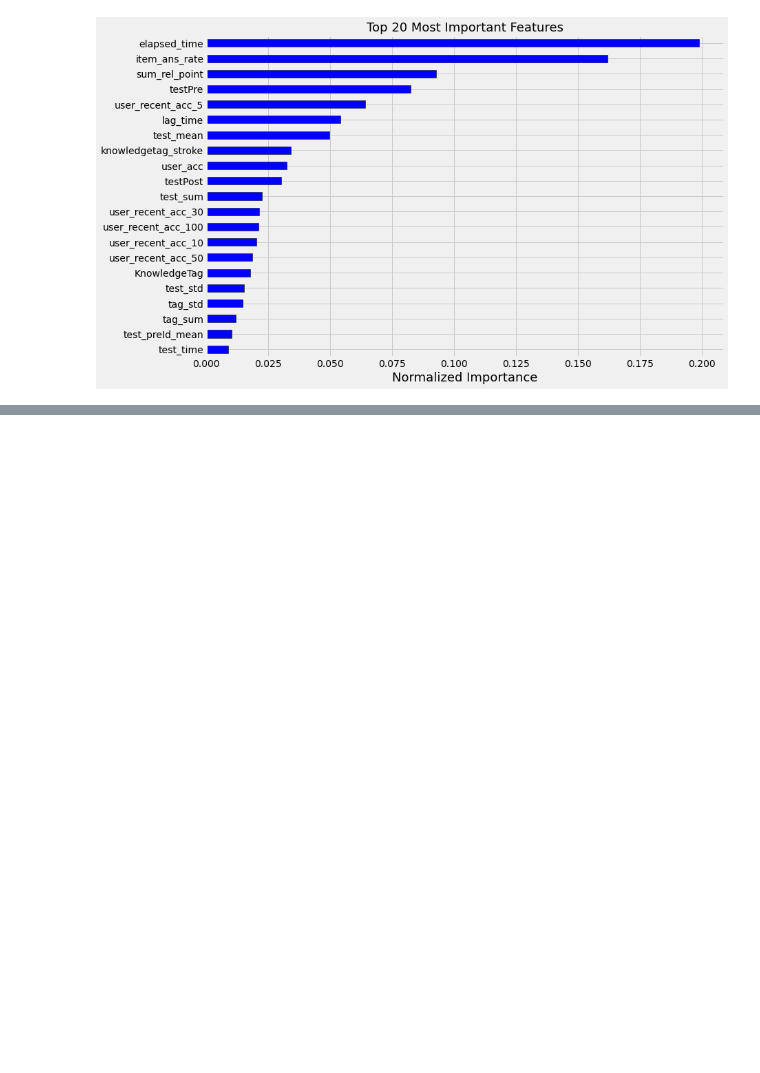
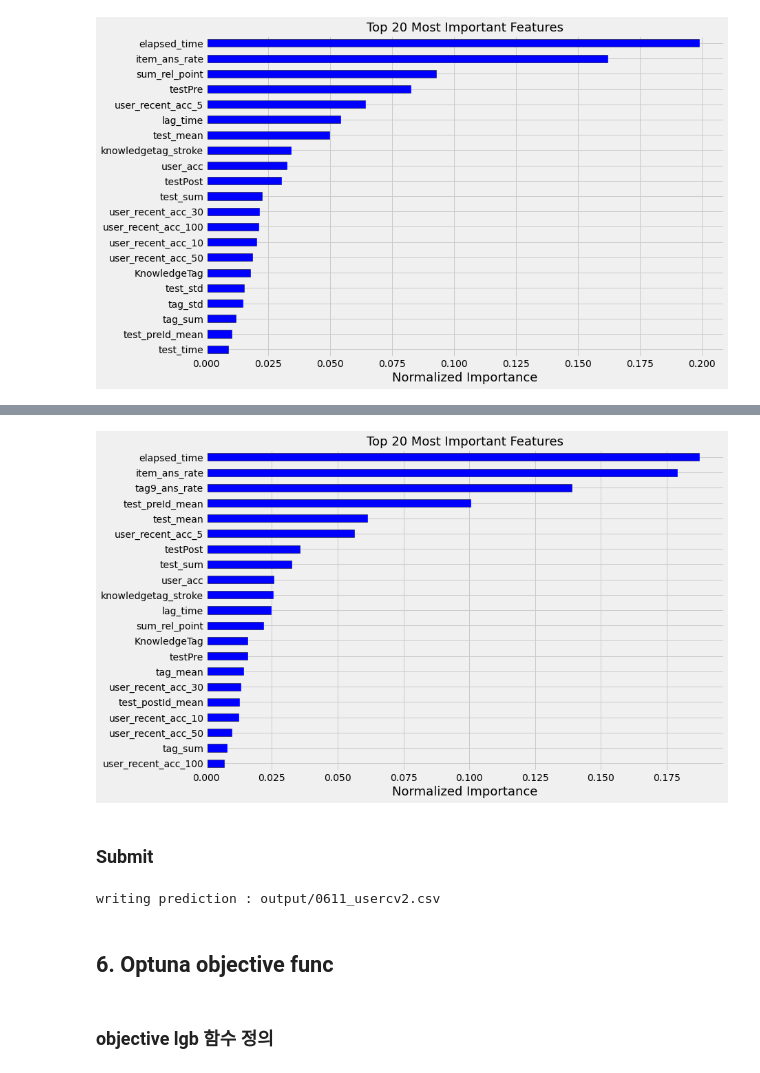
Before and after one commit to bcaitech1/p4-dkt-woowa, a Jupyter notebook: lgbm_oof.ipynb, the cells around one changed output, grey strips where cells are left out. Cells and saved outputs as stored; diff of their text form; code cells hidden in the pictures; blank space fills up the shorter version.

```diff
--- a/lgbm_oof.ipynb
+++ b/lgbm_oof.ipynb
@@ -491,0 +535,11 @@ writing prediction : output/0608_kfold.csv
+# %%
+# FEATURE ENGINEERING
+test_df = feature_engineering(test_df)
+# TEST set: LEAVE LAST INTERACTION ONLY (users in test_data.csv)
+test = test_df[test_df['answerCode'].isin([-1])]
+# DROP ANSWERCODE
+test = test.drop(['answerCode'], axis=1)
+# %%
+%%time
+# MAKE PREDICTION
+y_oof, test_preds, fi_test = make_lgb_oof_pred(total_train, test, FEATS, params)
@@ -491,0 +564,19 @@ writing prediction : output/0608_kfold.csv
+# %%
+fi_test_plt = plot_feature_importances(fi_test)
+# %% [output]
+[figure, added]
+# %% [markdown]
+### Submit
+# %%
+# SAVE OUTPUT
+output_dir = 'output/'
+write_path = os.path.join(output_dir, "0611_usercv2.csv")
+if not os.path.exists(output_dir):
+    os.makedirs(output_dir)
+with open(write_path, 'w', encoding='utf8') as w:
+    print("writing prediction : {}".format(write_path))
+    w.write("id,prediction\n")
+    for id, p in enumerate(test_preds):
+        w.write('{},{}\n'.format(id,p))
+# %% [output]
+writing prediction : output/0611_usercv2.csv
@@ -491,0 +586,4 @@ writing prediction : output/0608_kfold.csv
+# %% [markdown]
+## 6. Optuna objective func
+# %% [markdown]
+### objective lgb 함수 정의
```
Also changed, not shown: parts of 55 cells of this notebook.
